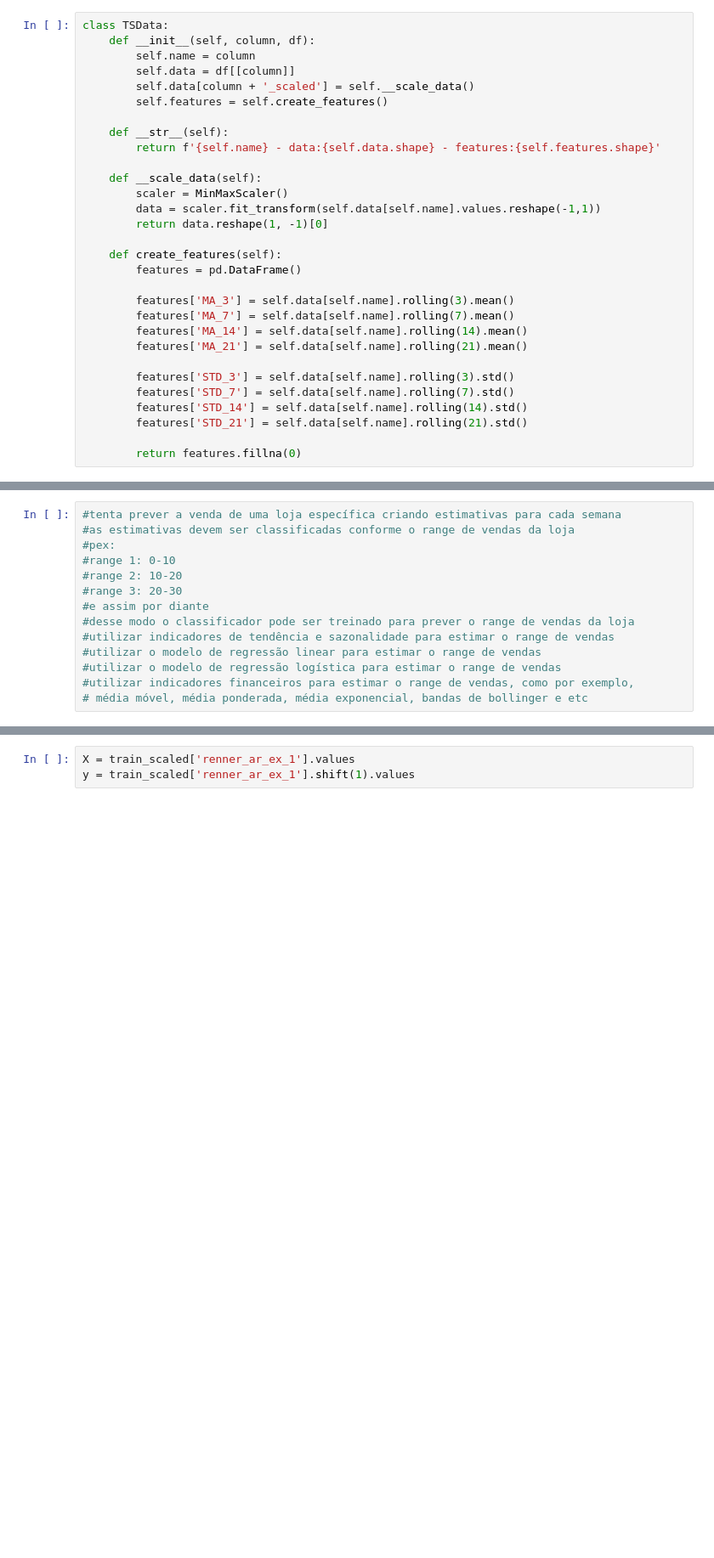
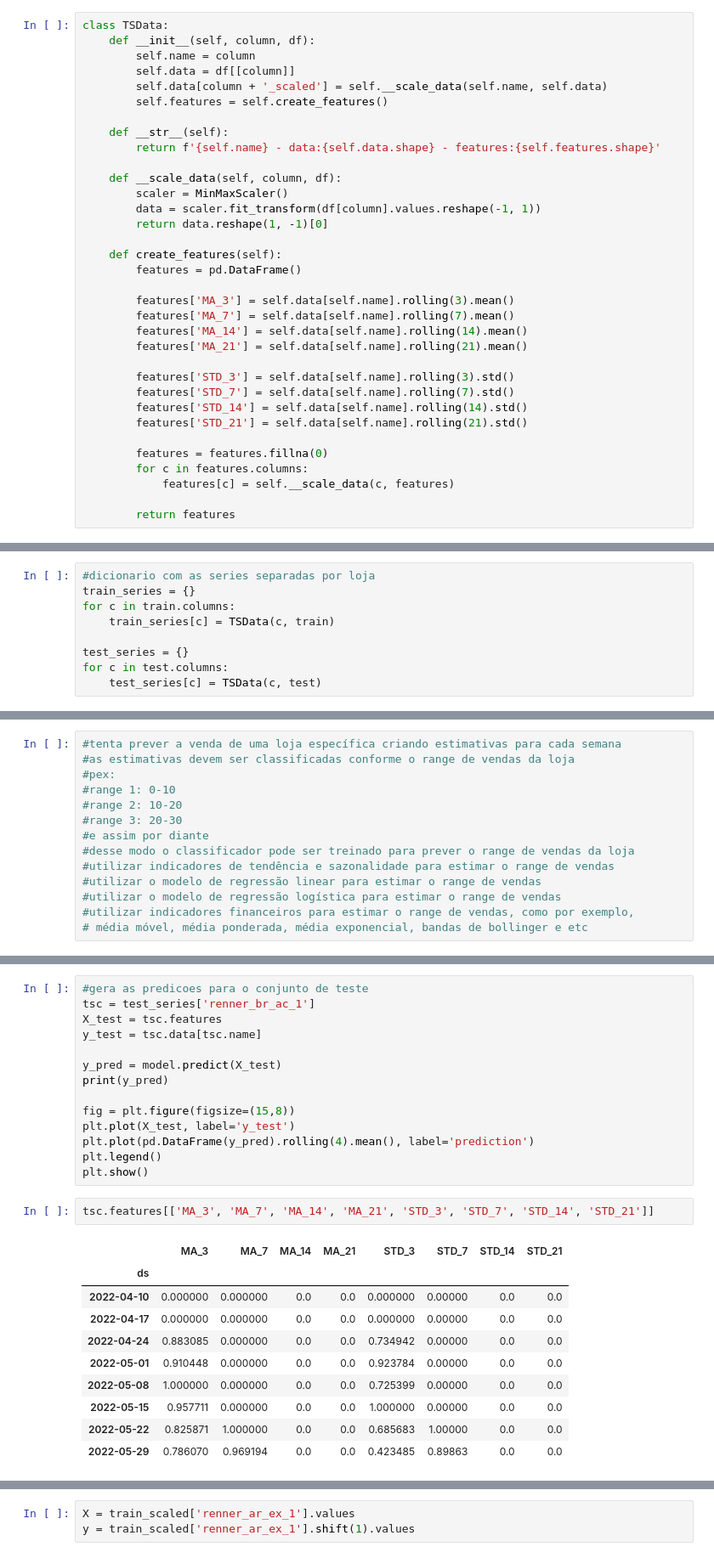
Before and after one commit to cristianomm/PUCRS, a Jupyter notebook: 98H05-04 - Aprendizado Supervisionado/TF/explore.ipynb, the cells around one changed output, grey strips where cells are left out. Shown at 85% size. Cells and saved outputs as stored; diff of their text form; blank space fills up the shorter version.

```diff
--- a/98H05-04 - Aprendizado Supervisionado/TF/explore.ipynb
+++ b/98H05-04 - Aprendizado Supervisionado/TF/explore.ipynb
@@ -74,15 +74,15 @@ class TSData:
     def __init__(self, column, df):
         self.name = column
         self.data = df[[column]]
-        self.data[column + '_scaled'] = self.__scale_data()
+        self.data[column + '_scaled'] = self.__scale_data(self.name, self.data)
         self.features = self.create_features()
 
     def __str__(self):
         return f'{self.name} - data:{self.data.shape} - features:{self.features.shape}'
 
-    def __scale_data(self):
+    def __scale_data(self, column, df):
         scaler = MinMaxScaler()
-        data = scaler.fit_transform(self.data[self.name].values.reshape(-1,1))
+        data = scaler.fit_transform(df[column].values.reshape(-1, 1))
         return data.reshape(1, -1)[0]
 
     def create_features(self):
@@ -98,7 +98,11 @@ class TSData:
         features['STD_14'] = self.data[self.name].rolling(14).std()
         features['STD_21'] = self.data[self.name].rolling(21).std()
 
-        return features.fillna(0)
+        features = features.fillna(0)
+        for c in features.columns:
+            features[c] = self.__scale_data(c, features)
+
+        return features
 # %%
 #test_file = '/content/drive/MyDrive/PUC/Ciência de Dados e Inteligência Artificial/2022-02/98H05-04 - Aprendizado Supervisionado/TF/data/renner_sales_sample_test.csv'
 #train_file = '/content/drive/MyDrive/PUC/Ciência de Dados e Inteligência Artificial/2022-02/98H05-04 - Aprendizado Supervisionado/TF/data/renner_sales_sample_train.csv'
@@ -127,0 +121,9 @@ sns.scatterplot(data.iloc[210])
+# %%
+#dicionario com as series separadas por loja
+train_series = {}
+for c in train.columns:
+    train_series[c] = TSData(c, train)
+
+test_series = {}
+for c in test.columns:
+    test_series[c] = TSData(c, test)
@@ -141,0 +201,27 @@ sns.scatterplot(data.iloc[210])
+# %%
+#gera as predicoes para o conjunto de teste
+tsc = test_series['renner_br_ac_1']
+X_test = tsc.features
+y_test = tsc.data[tsc.name]
+
+y_pred = model.predict(X_test)
+print(y_pred)
+
+fig = plt.figure(figsize=(15,8))
+plt.plot(X_test, label='y_test')
+plt.plot(pd.DataFrame(y_pred).rolling(4).mean(), label='prediction')
+plt.legend()
+plt.show()
+# %%
+tsc.features[['MA_3', 'MA_7', 'MA_14', 'MA_21', 'STD_3', 'STD_7', 'STD_14', 'STD_21']]
+# %% [output]
+|  | MA_3 | MA_7 | MA_14 | MA_21 | STD_3 | STD_7 | STD_14 | STD_21 |
+| ds |  |  |  |  |  |  |  |  |
+| 2022-04-10 | 0.000000 | 0.000000 | 0.0 | 0.0 | 0.000000 | 0.00000 | 0.0 | 0.0 |
+| 2022-04-17 | 0.000000 | 0.000000 | 0.0 | 0.0 | 0.000000 | 0.00000 | 0.0 | 0.0 |
+| 2022-04-24 | 0.883085 | 0.000000 | 0.0 | 0.0 | 0.734942 | 0.00000 | 0.0 | 0.0 |
+| 2022-05-01 | 0.910448 | 0.000000 | 0.0 | 0.0 | 0.923784 | 0.00000 | 0.0 | 0.0 |
+| 2022-05-08 | 1.000000 | 0.000000 | 0.0 | 0.0 | 0.725399 | 0.00000 | 0.0 | 0.0 |
+| 2022-05-15 | 0.957711 | 0.000000 | 0.0 | 0.0 | 1.000000 | 0.00000 | 0.0 | 0.0 |
+| 2022-05-22 | 0.825871 | 1.000000 | 0.0 | 0.0 | 0.685683 | 1.00000 | 0.0 | 0.0 |
+| 2022-05-29 | 0.786070 | 0.969194 | 0.0 | 0.0 | 0.423485 | 0.89863 | 0.0 | 0.0 |
```
Also changed, not shown: parts of 19 cells of this notebook.
